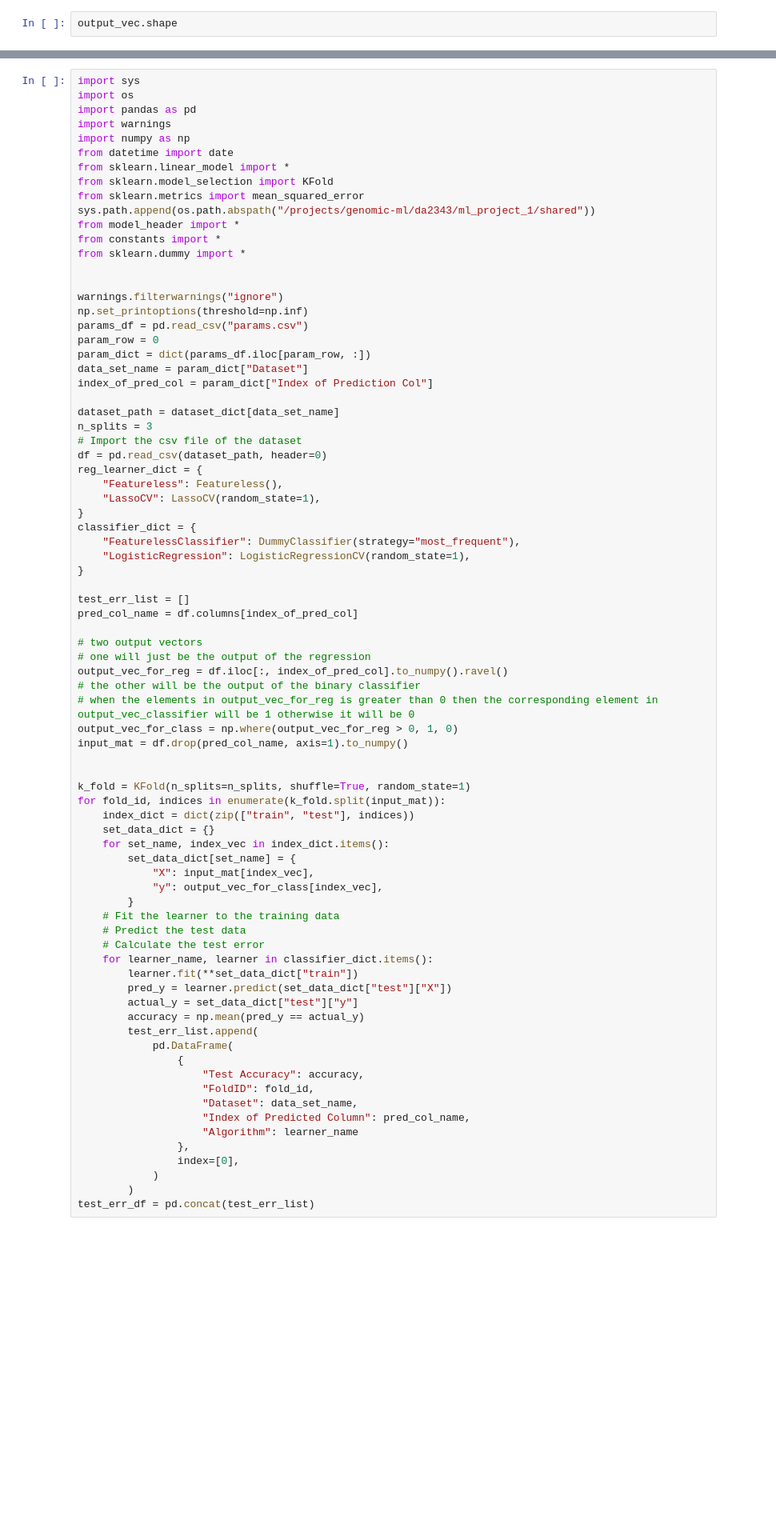
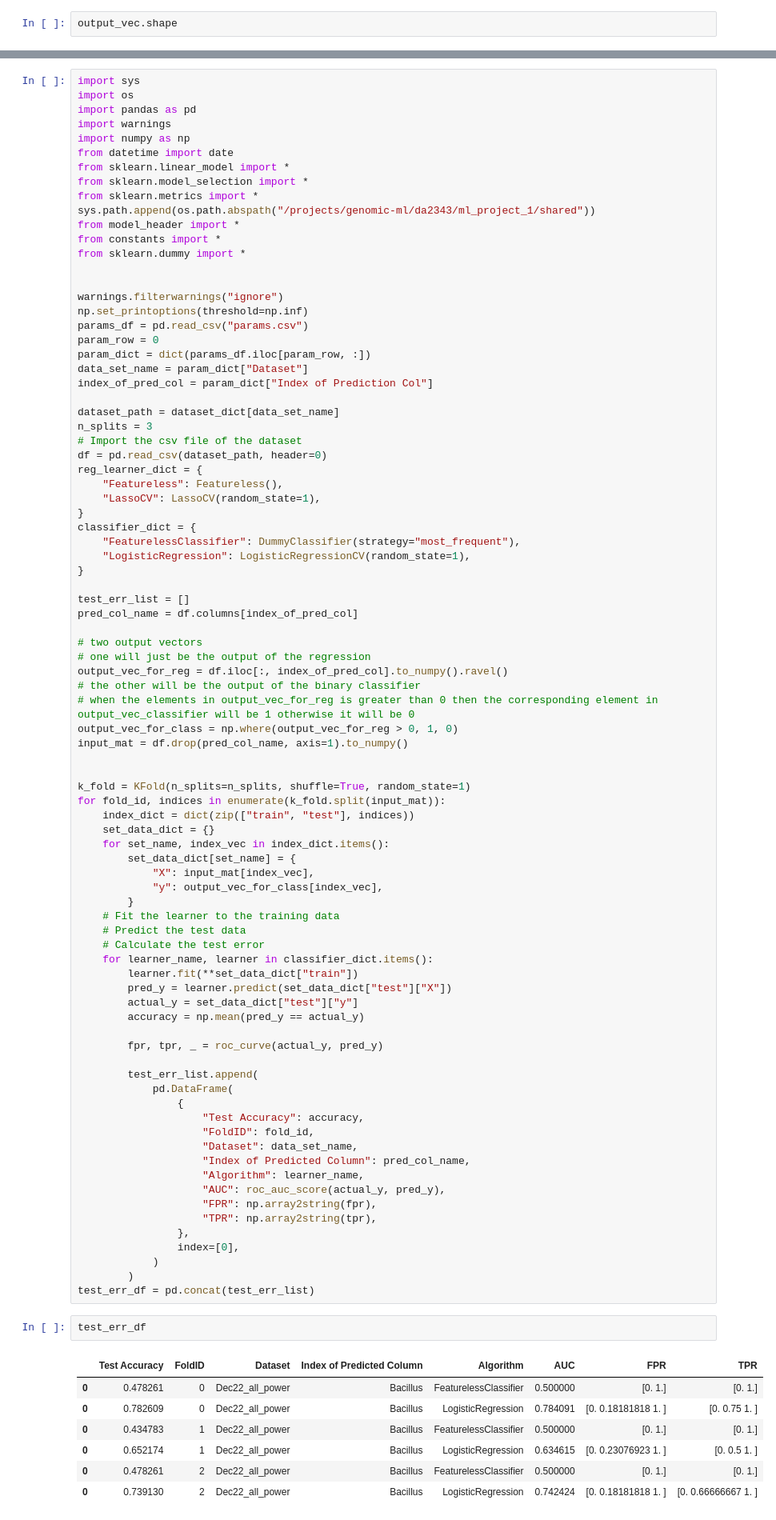
Before and after one commit to EngineerDanny/CS685-Microbe-Network-Research-Code, a Jupyter notebook: reproduce/demo_run.ipynb, the cells around one changed output, grey strips where cells are left out. Shown at 80% size. Drawn from its saved outputs; the diff is of its cells as text; blank space fills up the shorter version.

Commit message:
Update analyze and classifier scripts

```diff
--- a/reproduce/demo_run.ipynb
+++ b/reproduce/demo_run.ipynb
@@ -82,8 +82,8 @@ import warnings
 import numpy as np
 from datetime import date
 from sklearn.linear_model import *
-from sklearn.model_selection import KFold
-from sklearn.metrics import mean_squared_error
+from sklearn.model_selection import *
+from sklearn.metrics import *
 sys.path.append(os.path.abspath("/projects/genomic-ml/da2343/ml_project_1/shared"))
 from model_header import *
 from constants import *
@@ -140,6 +140,9 @@ for fold_id, indices in enumerate(k_fold.split(input_mat)):
         pred_y = learner.predict(set_data_dict["test"]["X"])
         actual_y = set_data_dict["test"]["y"]
         accuracy = np.mean(pred_y == actual_y)
+
+        fpr, tpr, _ = roc_curve(actual_y, pred_y)
+
         test_err_list.append(
             pd.DataFrame(
                 {
@@ -147,9 +150,22 @@ for fold_id, indices in enumerate(k_fold.split(input_mat)):
                     "FoldID": fold_id,
                     "Dataset": data_set_name,
                     "Index of Predicted Column": pred_col_name,
-                    "Algorithm": learner_name
+                    "Algorithm": learner_name,
+                    "AUC": roc_auc_score(actual_y, pred_y),
+                    "FPR": np.array2string(fpr),
+                    "TPR": np.array2string(tpr),
                 },
                 index=[0],
             )
         )
 test_err_df = pd.concat(test_err_list)
+# %%
+test_err_df
+# %% [output]
+|  | Test Accuracy | FoldID | Dataset | Index of Predicted Column | Algorithm | AUC | FPR | TPR |
+| 0 | 0.478261 | 0 | Dec22_all_power | Bacillus | FeaturelessClassifier | 0.500000 | [0. 1.] | [0. 1.] |
+| 0 | 0.782609 | 0 | Dec22_all_power | Bacillus | LogisticRegression | 0.784091 | [0. 0.18181818 1. ] | [0. 0.75 1. ] |
+| 0 | 0.434783 | 1 | Dec22_all_power | Bacillus | FeaturelessClassifier | 0.500000 | [0. 1.] | [0. 1.] |
+| 0 | 0.652174 | 1 | Dec22_all_power | Bacillus | LogisticRegression | 0.634615 | [0. 0.23076923 1. ] | [0. 0.5 1. ] |
+| 0 | 0.478261 | 2 | Dec22_all_power | Bacillus | FeaturelessClassifier | 0.500000 | [0. 1.] | [0. 1.] |
+| 0 | 0.739130 | 2 | Dec22_all_power | Bacillus | LogisticRegression | 0.742424 | [0. 0.18181818 1. ] | [0. 0.66666667 1. ] |
```
Also changed, not shown: parts of 6 cells of this notebook, 3 other files.
